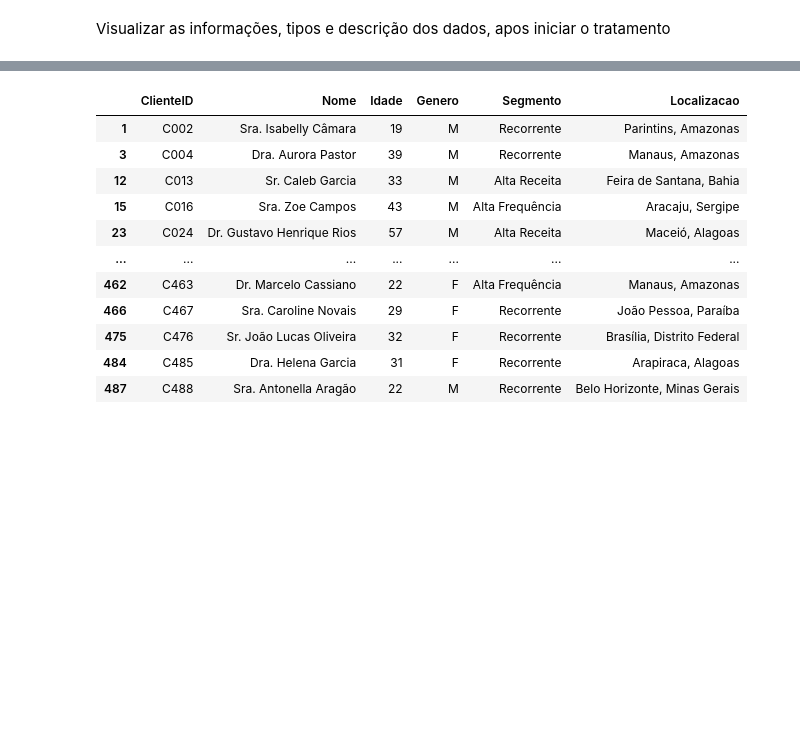
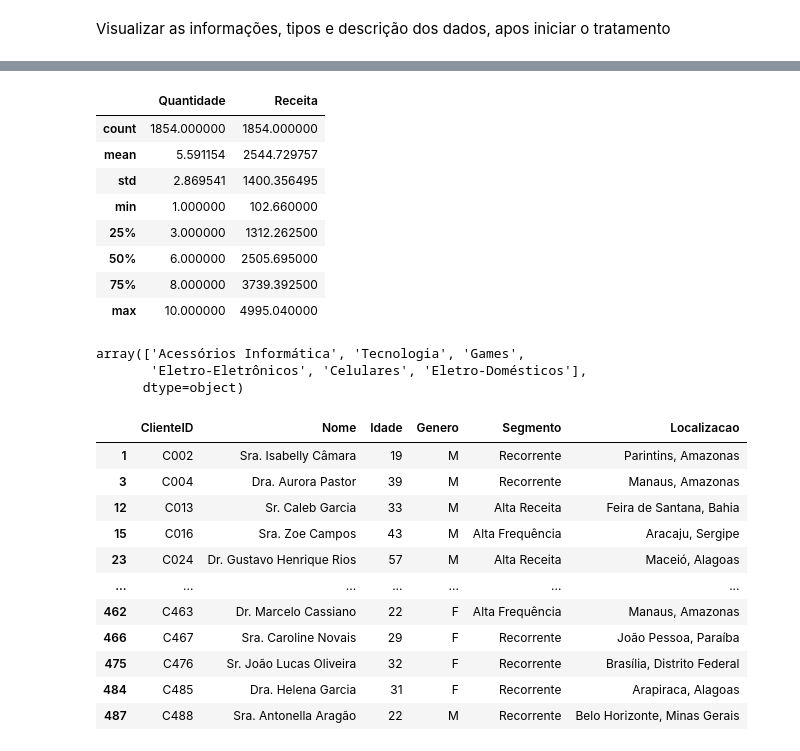
Before and after one commit to wendellbarcelos/Analise_Vendas_e_Performance, a Jupyter notebook: Analises.ipynb, the cells around one changed output, grey strips where cells are left out. Cells and saved outputs as stored; diff of their text form; code cells hidden in the pictures; blank space fills up the shorter version.

```diff
--- a/Analises.ipynb
+++ b/Analises.ipynb
@@ -77,3 +178,23 @@ Visualizar as informações, tipos e descrição dos dados, apos iniciar o trata
+# %%
+# Descrição estatistica dos valores numericos
+vendas.describe()
+# %% [output]
+|  | Quantidade | Receita |
+| count | 1854.000000 | 1854.000000 |
+| mean | 5.591154 | 2544.729757 |
+| std | 2.869541 | 1400.356495 |
+| min | 1.000000 | 102.660000 |
+| 25% | 3.000000 | 1312.262500 |
+| 50% | 6.000000 | 2505.695000 |
+| 75% | 8.000000 | 3739.392500 |
+| max | 10.000000 | 4995.040000 |
+# %%
+# Verificando as categorias
+produtos['Categoria'].unique()
+# %% [output]
+array(['Acessórios Informática', 'Tecnologia', 'Games',
+       'Eletro-Eletrônicos', 'Celulares', 'Eletro-Domésticos'],
+      dtype=object)
 # %%
 # Visualizando os nomes que contém pronomes (Sra, Dra, Sr, Dr) - necessário tratamento
 resultado = clientes[clientes['Nome'].str.contains(r'\.', na=False)]
```
Also changed, not shown: parts of 7 cells of this notebook, 3 other files.
